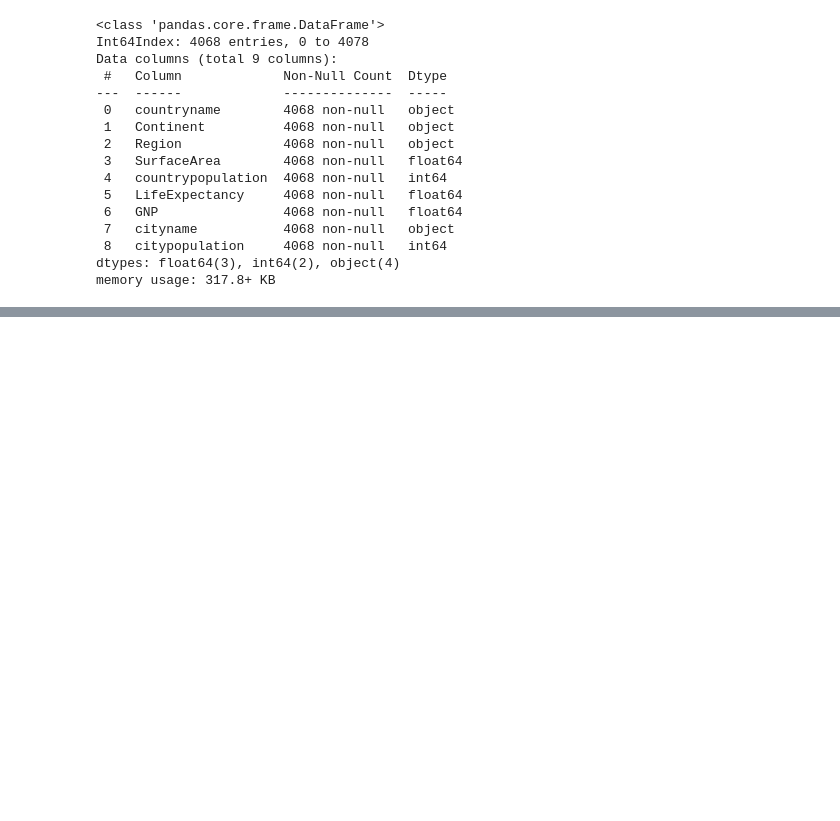
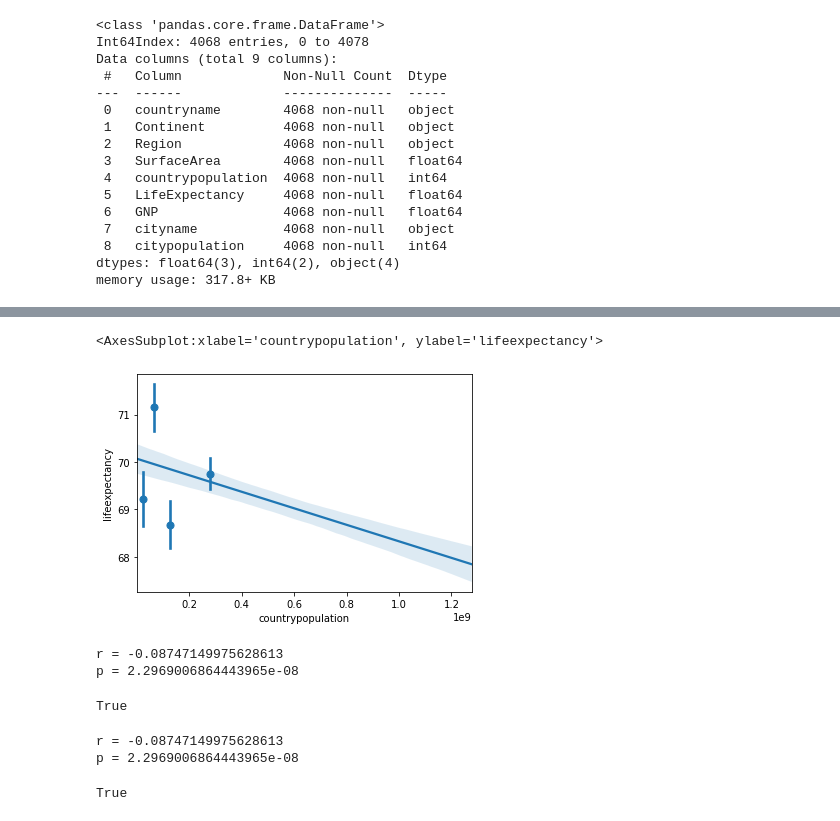
Before and after one commit to matt-c-knight/codeup-ind-project, a Jupyter notebook: practice.ipynb, the cells around one changed output, grey strips where cells are left out. Saved outputs shown, nothing was run; the diff lists cells and outputs as text; code cells hidden in the pictures; blank space fills up the shorter version.

```diff
--- a/practice.ipynb
+++ b/practice.ipynb
@@ -105,0 +128,5 @@ df = df.rename({'Continent': 'continent'})
+# %%
+sns.regplot(data=df, x="countrypopulation", y="lifeexpectancy", x_bins=4)
+# %% [output]
+<AxesSubplot:xlabel='countrypopulation', ylabel='lifeexpectancy'>
+[figure, added]
@@ -105,0 +138,9 @@ df = df.rename({'Continent': 'continent'})
+# %%
+r, p = stats.pearsonr(x, y)
+print('r =', r)
+print('p =', p)
+p < alpha
+# %% [output]
+r = -0.08747149975628613
+p = 2.2969006864443965e-08
+True
@@ -105,0 +150,9 @@ df = df.rename({'Continent': 'continent'})
+# %%
+r, p = stats.pearsonr(x, y)
+print('r =', r)
+print('p =', p)
+p < alpha
+# %% [output]
+r = -0.08747149975628613
+p = 2.2969006864443965e-08
+True
```
Also changed, not shown: parts of 10 cells of this notebook.
